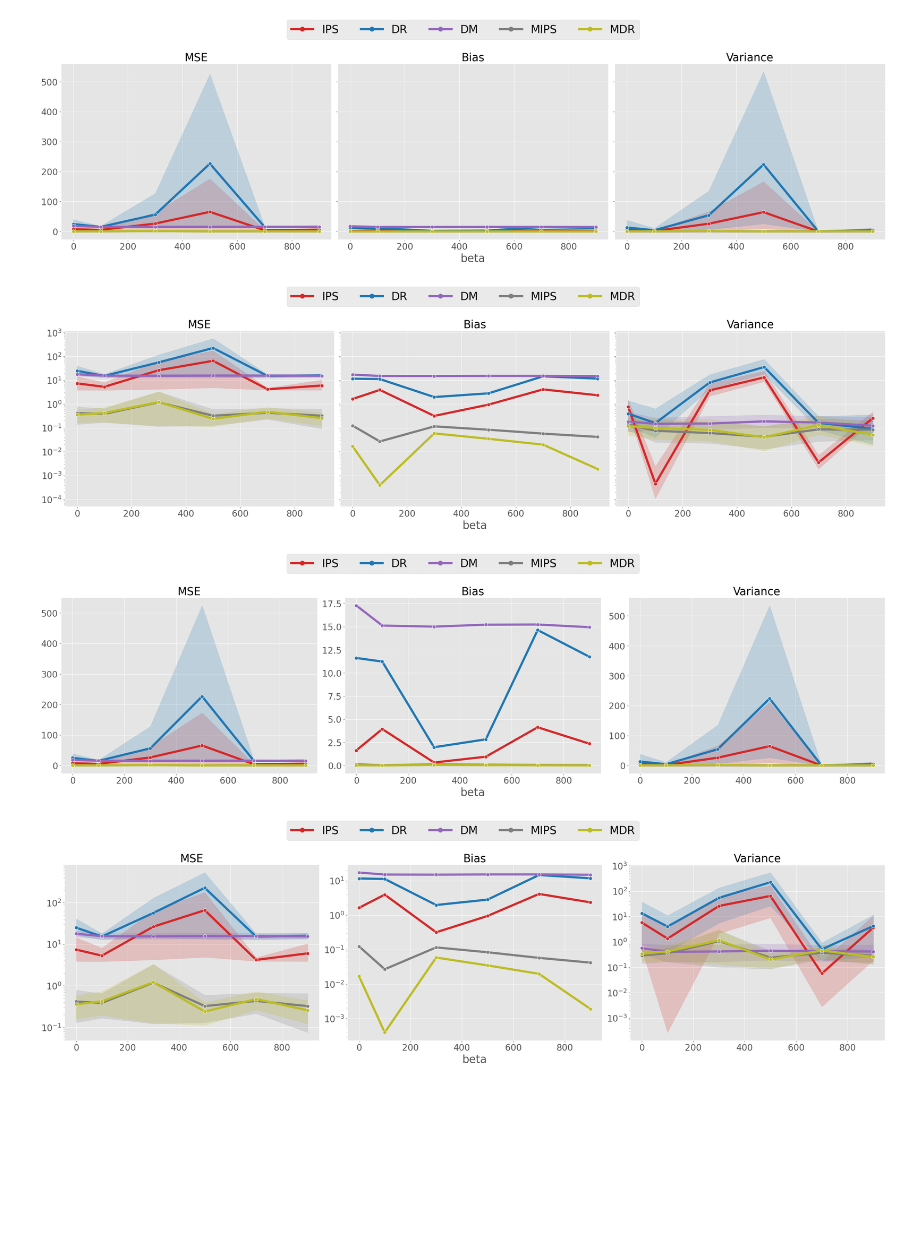
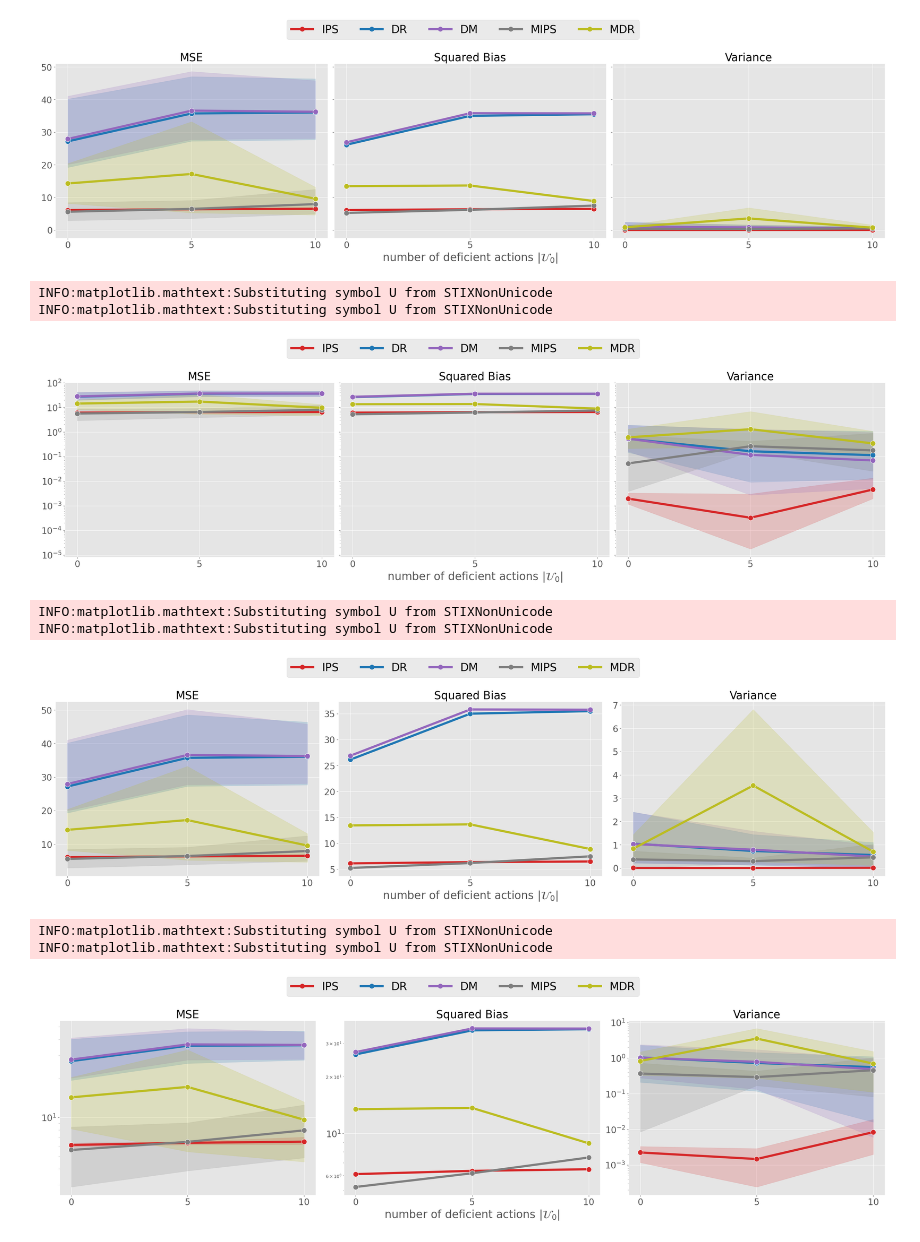
Before and after one commit to tatsu432/DR-estimator-OPE-large-action, a Jupyter notebook: src/synthetic/main_n_deficient_actions.ipynb, the cells around one changed output. Saved outputs shown, nothing was run; the diff lists cells and outputs as text; code cells hidden in the pictures; blank space fills up the shorter version.

Commit message:
refined the exp on n_actions

```diff
--- a/src/synthetic/main_n_deficient_actions.ipynb
+++ b/src/synthetic/main_n_deficient_actions.ipynb
@@ -33,32 +33,14 @@ warnings.filterwarnings("ignore", category=FutureWarning)
 
 from plots import plot_line
 # %%
-x = "beta"
-xlabel = "beta"
+n_deficient_actions_list = conf.n_deficient_actions_list
+x = "n_deficient_actions"
+xlabel = r"number of deficient actions $|\mathcal{U}_0|$"
+xticklabels = n_deficient_actions_list
 
-# # fastest
-# n_seeds = 4
-# n_test = 100
-# n_train = 500
-# n_deficient_actions_list = [0, 5, 10]
-
-# # faster
-# n_seeds = 4
-# n_test = 1000
-# n_train = 5000
-# n_deficient_actions_list = [0, 100, 300, 500, 700, 900]
-
-# slower
-n_seeds = 20
-n_test = 1000
-n_train = 5000
-n_deficient_actions_list = [0, 100, 300, 500, 700, 900]
-
-# # slowest
-# n_seeds = 10
-# n_test = 1000
-# n_train = 10000
-# n_deficient_actions_list = [0, 100, 300, 500, 700, 900]
+n_seeds = conf.n_seeds
+n_test = conf.n_test
+n_train = conf.n_test
 
 
 
@@ -165,6 +147,7 @@ for flag_share_y_scale in [True, False]:
             result_df = result_df,
             x = x,
             xlabel = xlabel,
+            xticklabels = xticklabels,
             flag_log_scale=flag_log_scale,
             flag_share_y_scale=flag_share_y_scale,
         )
@@ -172,4 +157,10 @@ for flag_share_y_scale in [True, False]:
-[figure, old version]
+[figure, new version]
+INFO:matplotlib.mathtext:Substituting symbol U from STIXNonUnicode
+INFO:matplotlib.mathtext:Substituting symbol U from STIXNonUnicode
-[figure, old version]
+[figure, new version]
+INFO:matplotlib.mathtext:Substituting symbol U from STIXNonUnicode
+INFO:matplotlib.mathtext:Substituting symbol U from STIXNonUnicode
-[figure, old version]
+[figure, new version]
+INFO:matplotlib.mathtext:Substituting symbol U from STIXNonUnicode
+INFO:matplotlib.mathtext:Substituting symbol U from STIXNonUnicode
-[figure, old version]
+[figure, new version]
```
Also changed, not shown: parts of 1 cell of this notebook, 10 other files.
